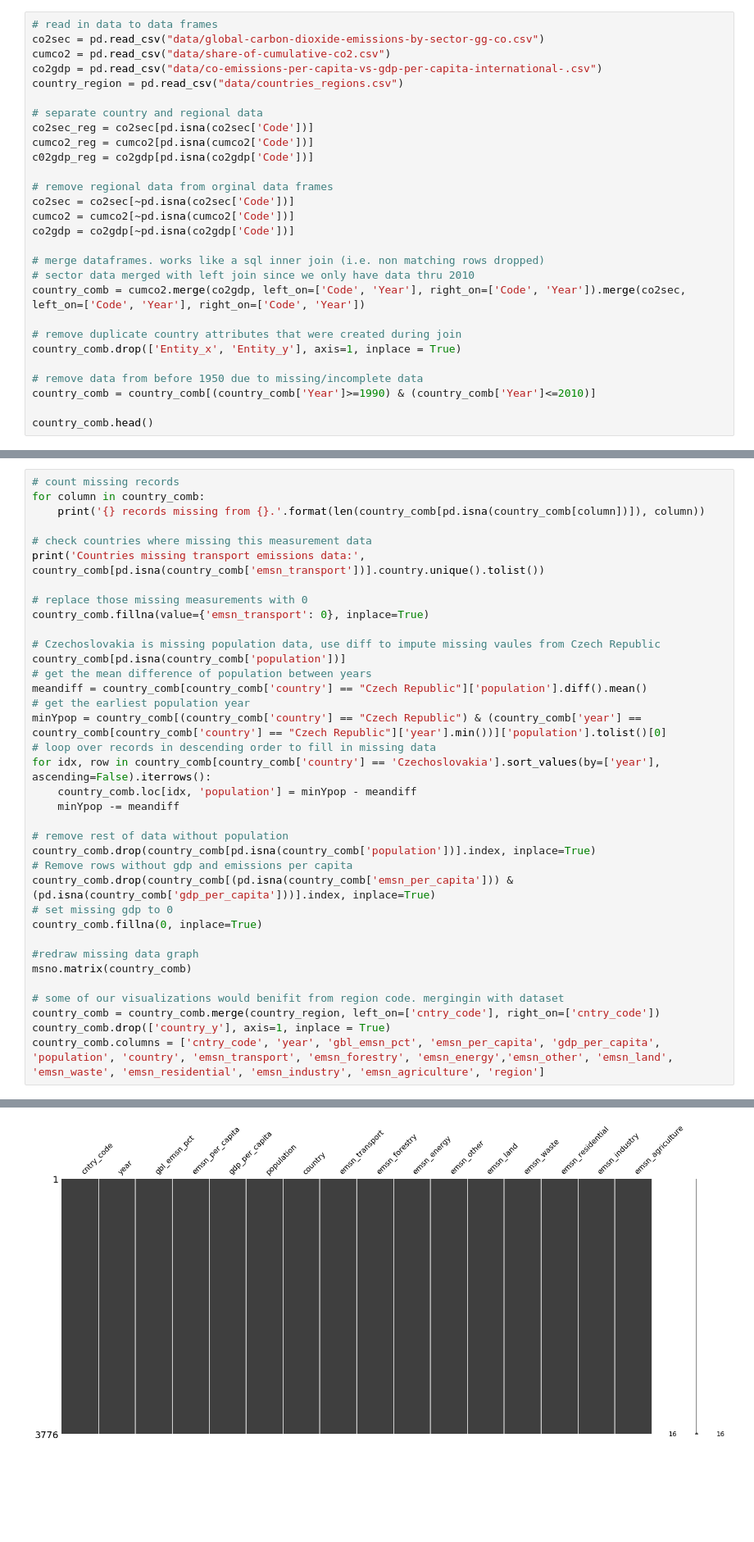
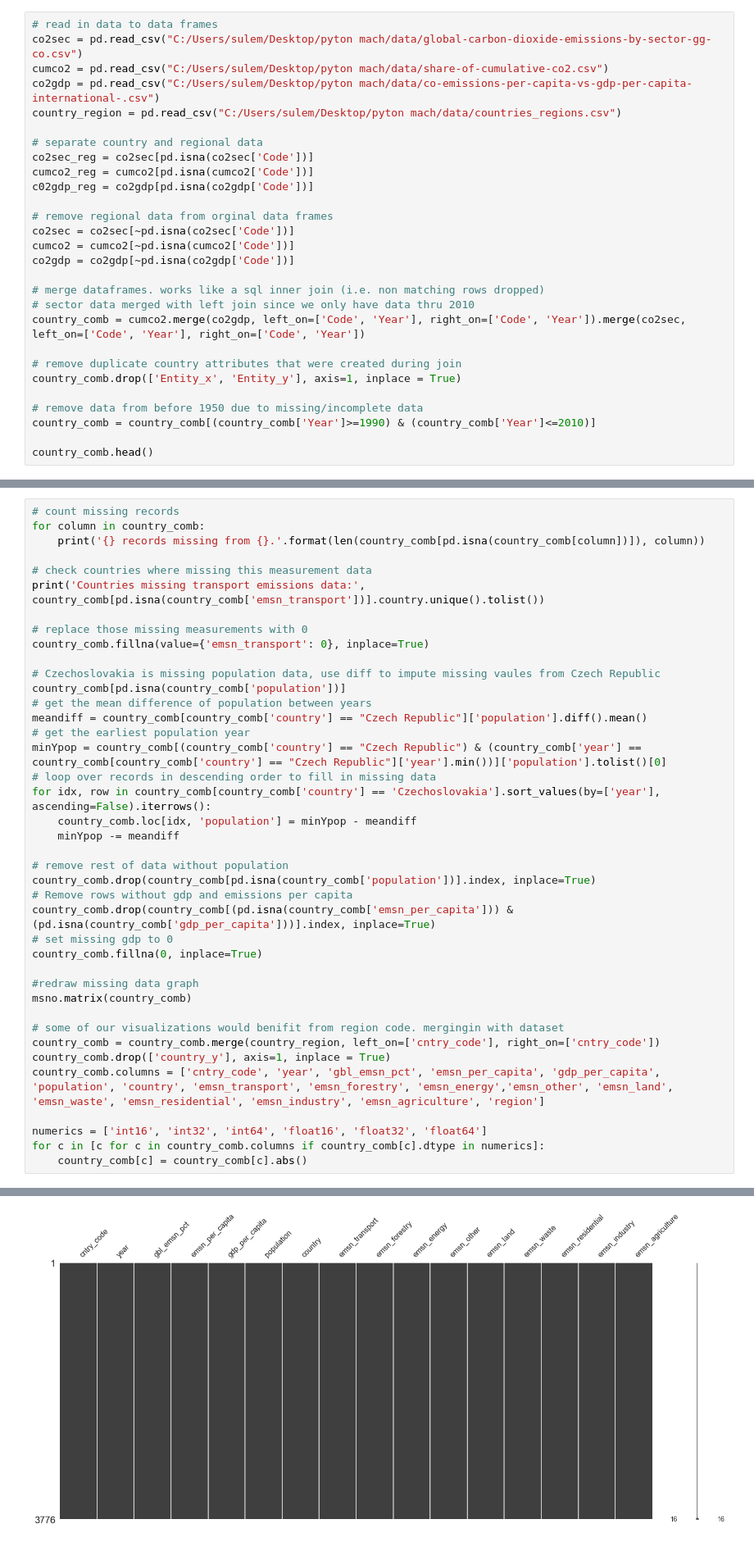
Before and after one commit to wiggs555/cse7324project, a Jupyter notebook: Project1/Project1.ipynb, the cells around one changed output, grey strips where cells are left out. Shown at 82% size. Saved outputs shown, nothing was run; the diff lists cells and outputs as text; blank space fills up the shorter version.

```diff
--- a/Project1/Project1.ipynb
+++ b/Project1/Project1.ipynb
@@ -34,10 +35,10 @@ warnings.simplefilter('ignore', category=DeprecationWarning)
 %matplotlib inline
 # %%
 # read in data to data frames
-co2sec = pd.read_csv("data/global-carbon-dioxide-emissions-by-sector-gg-co.csv")
-cumco2 = pd.read_csv("data/share-of-cumulative-co2.csv")
-co2gdp = pd.read_csv("data/co-emissions-per-capita-vs-gdp-per-capita-international-.csv")
-country_region = pd.read_csv("data/countries_regions.csv")
+co2sec = pd.read_csv("C:/Users/sulem/Desktop/pyton mach/data/global-carbon-dioxide-emissions-by-sector-gg-co.csv")
+cumco2 = pd.read_csv("C:/Users/sulem/Desktop/pyton mach/data/share-of-cumulative-co2.csv")
+co2gdp = pd.read_csv("C:/Users/sulem/Desktop/pyton mach/data/co-emissions-per-capita-vs-gdp-per-capita-international-.csv")
+country_region = pd.read_csv("C:/Users/sulem/Desktop/pyton mach/data/countries_regions.csv")
 
 # separate country and regional data
 co2sec_reg = co2sec[pd.isna(co2sec['Code'])]
@@ -132,34 +133,38 @@ country_comb.drop(country_comb[pd.isna(country_comb['population'])].index, inpla
 # Remove rows without gdp and emissions per capita
 country_comb.drop(country_comb[(pd.isna(country_comb['emsn_per_capita'])) & (pd.isna(country_comb['gdp_per_capita']))].index, inplace=True)
 # set missing gdp to 0
 country_comb.fillna(0, inplace=True)
 
 #redraw missing data graph
 msno.matrix(country_comb)
 
 # some of our visualizations would benifit from region code. mergingin with dataset
 country_comb = country_comb.merge(country_region, left_on=['cntry_code'], right_on=['cntry_code'])
 country_comb.drop(['country_y'], axis=1, inplace = True)
 country_comb.columns = ['cntry_code', 'year', 'gbl_emsn_pct', 'emsn_per_capita', 'gdp_per_capita', 'population', 'country', 'emsn_transport', 'emsn_forestry', 'emsn_energy','emsn_other', 'emsn_land', 'emsn_waste', 'emsn_residential', 'emsn_industry', 'emsn_agriculture', 'region']
+
+numerics = ['int16', 'int32', 'int64', 'float16', 'float32', 'float64']
+for c in [c for c in country_comb.columns if country_comb[c].dtype in numerics]:
+    country_comb[c] = country_comb[c].abs()
 # %% [output]
 0 records missing from cntry_code.
 0 records missing from year.
 0 records missing from gbl_emsn_pct.
 380 records missing from emsn_per_capita.
 899 records missing from gdp_per_capita.
 43 records missing from population.
 0 records missing from country.
 86 records missing from emsn_transport.
 0 records missing from emsn_forestry.
 0 records missing from emsn_energy.
 0 records missing from emsn_other.
 0 records missing from emsn_land.
 0 records missing from emsn_waste.
 0 records missing from emsn_residential.
 0 records missing from emsn_industry.
 0 records missing from emsn_agriculture.
 Countries missing transport emissions data: ['Anguilla', 'Faeroe Islands', 'Greenland', 'Marshall Islands', 'Micronesia (country)', 'Nauru', 'Niue', 'Palau', 'Tuvalu']
-[figure, old version]
+[figure, new version]
 # %% [markdown]
 The were several attribute missing data including emsn_transport, population, gpd_per_capita and emsn_per_capita. The missing emsn_transport data can be attributed to countries where there is very little transportation (i.e. artic countries or small islands) and these measurements are so low that they can be assumed to be 0. Of the missing population data, the population can be imputed based on the average population increase between the years with data. Two other countries, Micronesia and Yemen have no data and will be removed from the dataset.
 
```
Also changed, not shown: parts of 20 cells of this notebook.
